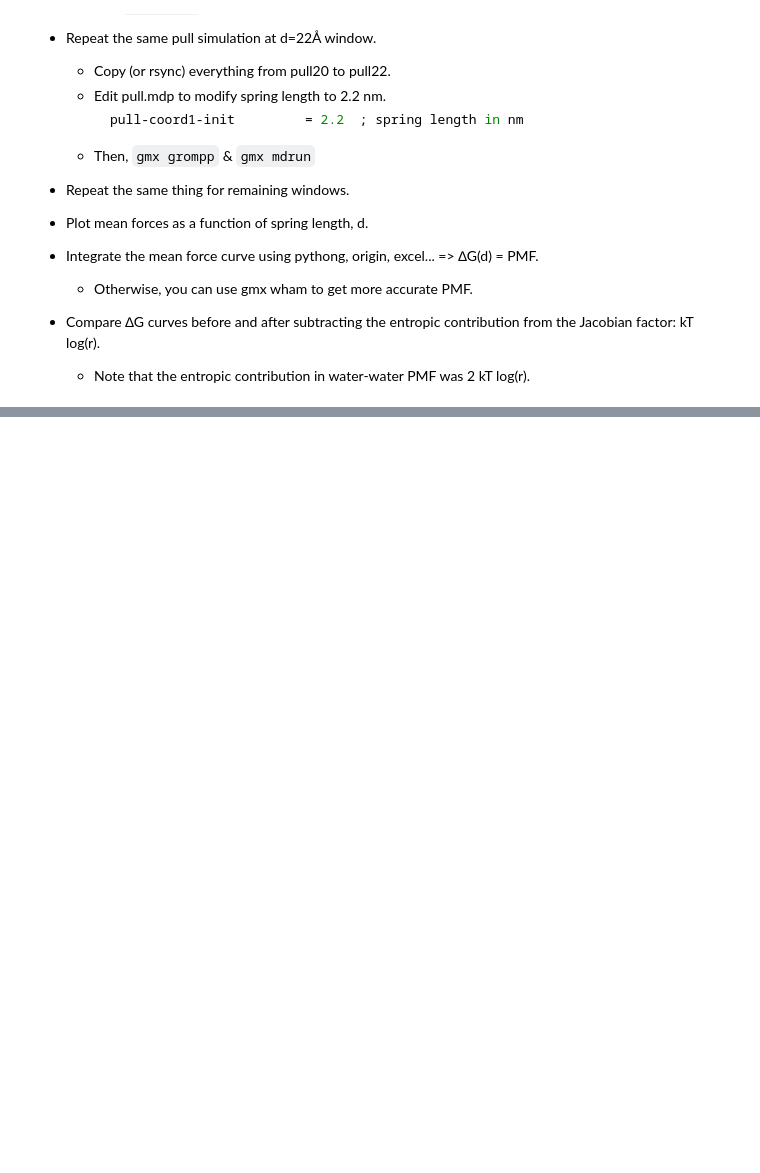
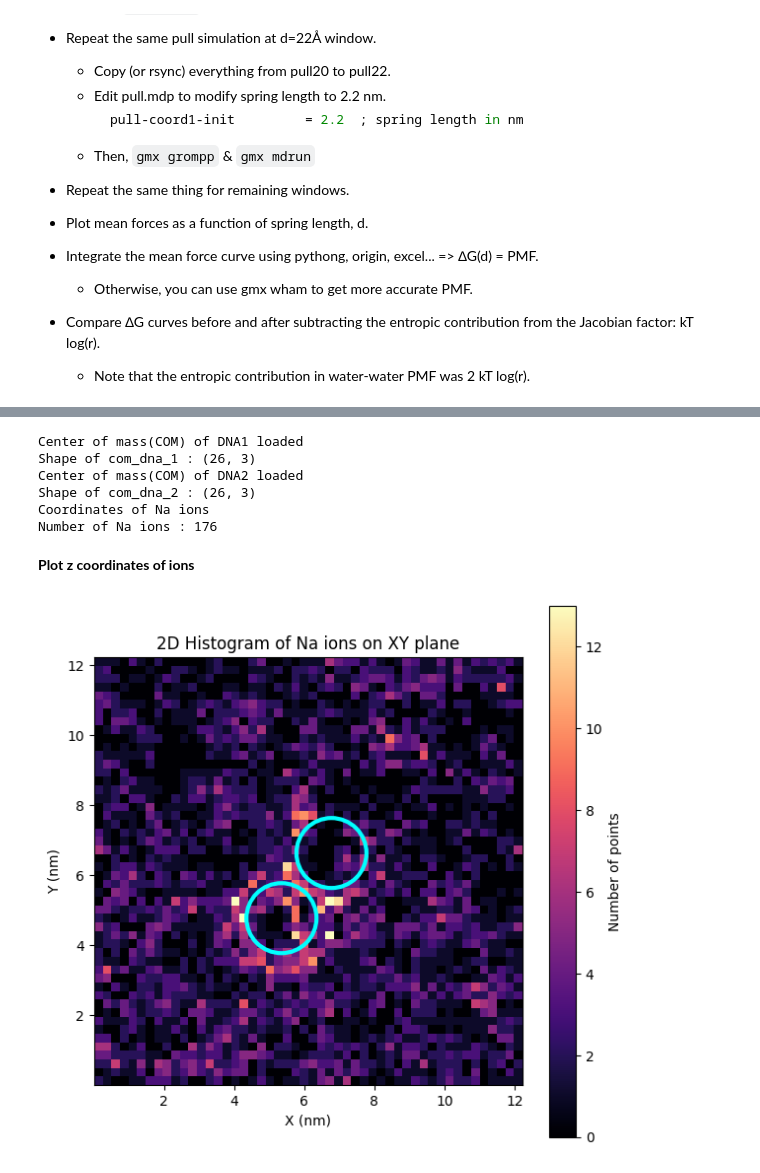
Before and after one commit to kgw1047/Biomodeling, a Jupyter notebook: biomodeling_tutorials/dna_dna_interaction/tutorial.ipynb, the cells around one changed output, grey strips where cells are left out. Drawn from its saved outputs; the diff is of its cells as text; code cells hidden in the pictures; blank space fills up the shorter version.

```diff
--- a/biomodeling_tutorials/dna_dna_interaction/tutorial.ipynb
+++ b/biomodeling_tutorials/dna_dna_interaction/tutorial.ipynb
@@ -145,0 +248,49 @@
+# %%
+dna_1 = np.arange(0, 1340)
+dna_2 = np.arange(1340, 2680)
+
+traj_dna_1 = traj.atom_slice(dna_1)
+traj_dna_2 = traj.atom_slice(dna_2)
+
+com_dna_1 = md.compute_center_of_mass(traj_dna_1)
+com_dna_2 = md.compute_center_of_mass(traj_dna_2)
+
+na_selection = traj.topology.select("resname NA")
+traj_na = traj.atom_slice(na_selection)
+coord_na = traj_na.xyz
+number_of_na = coord_na.shape[1]
+
+print(f"Center of mass(COM) of DNA1 loaded\nShape of com_dna_1 : {com_dna_1.shape}")
+print(f"Center of mass(COM) of DNA2 loaded\nShape of com_dna_2 : {com_dna_2.shape}")
+print(f"Coordinates of Na ions\nNumber of Na ions : {number_of_na}")
+# %% [output]
+Center of mass(COM) of DNA1 loaded
+Shape of com_dna_1 : (26, 3)
+Center of mass(COM) of DNA2 loaded
+Shape of com_dna_2 : (26, 3)
+Coordinates of Na ions
+Number of Na ions : 176
+# %% [markdown]
+**Plot z coordinates of ions**
+# %%
+avg_com_dna_1 = np.mean(com_dna_1[:, :2], axis=0)
+avg_com_dna_2 = np.mean(com_dna_2[:, :2], axis=0)
+
+plt.figure(figsize=(7, 7))
+plt.hist2d(coord_na[:, :, 0].flatten(), coord_na[:, :, 1].flatten(), bins=50, cmap='magma')
+
+circle_1 = patches.Circle(avg_com_dna_1, 1, color='cyan', fill=False, linewidth=3)
+plt.gca().add_patch(circle_1)
+circle_2 = patches.Circle(avg_com_dna_2, 1, color='cyan', fill=False, linewidth=3)
+plt.gca().add_patch(circle_2)
+cbar = plt.colorbar()
+
+plt.title("2D Histogram of Na ions on XY plane")
+plt.xlabel("X (nm)")
+plt.ylabel("Y (nm)")
+cbar.set_label('Number of points')
+plt.axis("scaled")
+
+plt.show()
+# %% [output]
+[figure, added]
```
Also changed, not shown: parts of 15 cells of this notebook, 10 other files.
